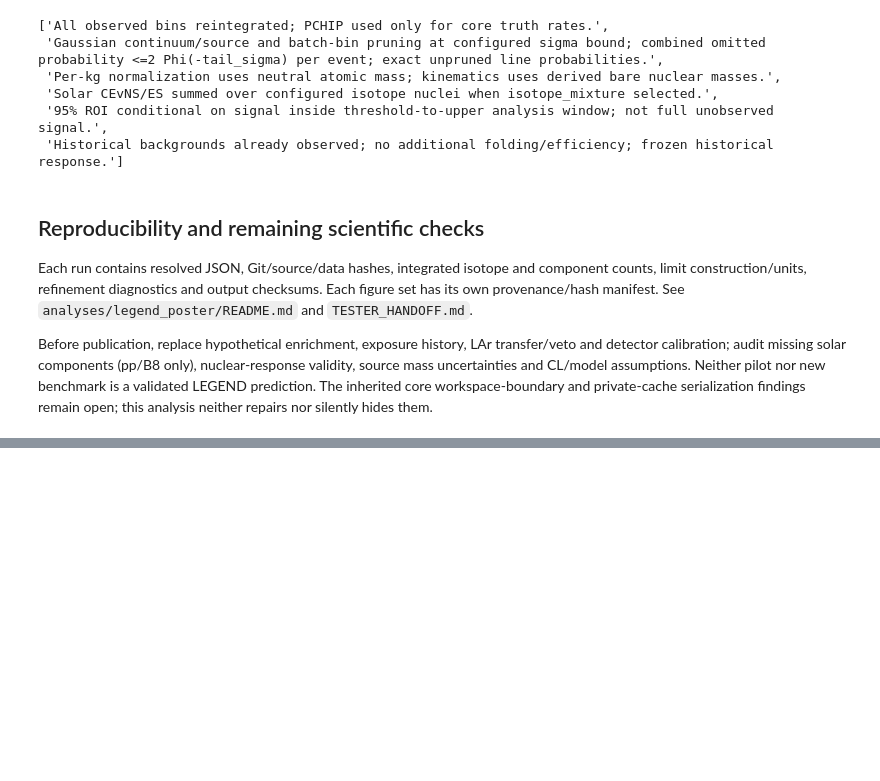
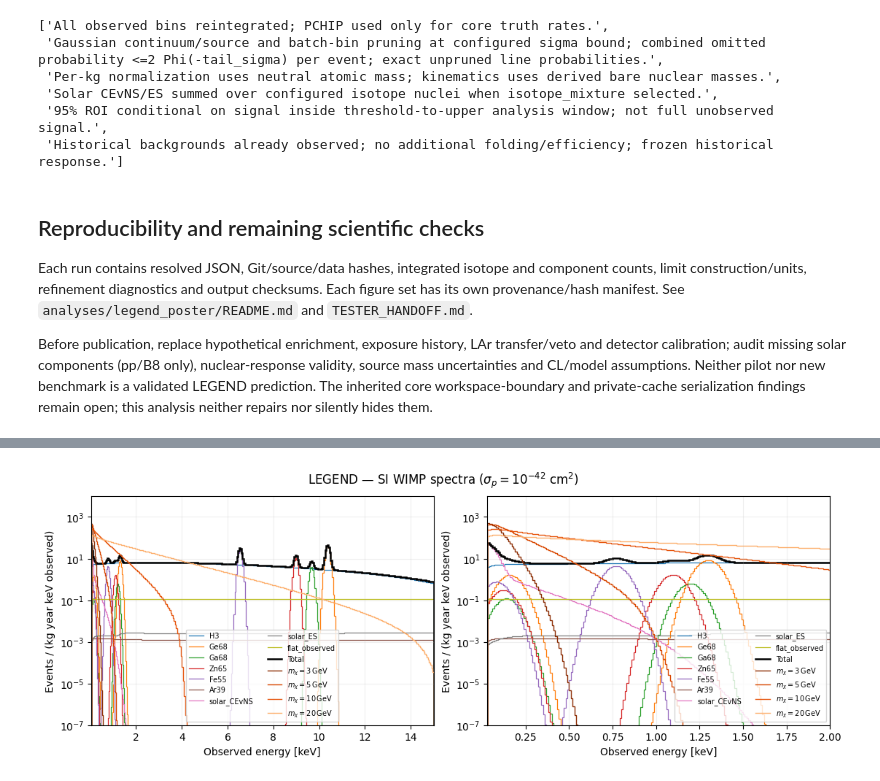
Before and after one commit to tiagocamison/WIMP-LEGEND, a Jupyter notebook: notebooks/poster_workbench.ipynb, the cells around one changed output, grey strips where cells are left out. Drawn from its saved outputs; the diff is of its cells as text; code cells hidden in the pictures; blank space fills up the shorter version.

```diff
--- a/notebooks/poster_workbench.ipynb
+++ b/notebooks/poster_workbench.ipynb
@@ -271,0 +316,95 @@ remain open; this analysis neither repairs nor silently hides them.
+# %%
+plot_style = load_config(CONFIG_PATH)['plotting']
+
+plot_style['wimp_overlay'] = {
+    'enabled': True,
+    'operator': 1,
+    'masses_GeV': [3, 5, 10, 20],
+    'sigma_p_cm2': 1e-42,
+}
+
+figures = plot_run(run, plotting=plot_style)
+# %%
+import numpy as np
+import matplotlib.pyplot as plt
+
+c = run["manifest"]["resolved_configuration"]
+edges = run["signals"]["observed_edges_keV"]
+widths = np.diff(edges)
+year = c["analysis"]["days_per_year"]
+
+scenario = "legend_poster"
+sigma_p = 1e-42
+sigma_ref = c["signal"]["sigma_p_ref_cm2"]
+
+fig, axes = plt.subplots(
+    1, 2, figsize=(11, 4), layout="constrained"
+)
+
+# Reproduce background components from the saved run
+for ax, xlim in zip(
+    axes,
+    (plot_style["energy_range_keV"],
+     plot_style["threshold_zoom_keV"])
+):
+    colors = iter(plt.get_cmap("tab10").colors)
+
+    for key, values in run["backgrounds"].items():
+        if not key.startswith(scenario + "__"):
+            continue
+        if "__historical__" in key:
+            continue
+
+        label = key[len(scenario) + 2:]
+        ax.stairs(
+            values / widths * year,
+            edges,
+            label=label,
+            color="black" if label == "Total" else next(colors),
+            linewidth=1.8 if label == "Total" else 0.9,
+        )
+
+    # Overlay detector-folded WIMP spectra
+    for mass, color in zip(
+        [3, 5, 10, 20],
+        ["#8c2d04", "#d94801", "#e6550d", "#fdae6b"]
+    ):
+        key = f"{scenario}__O1__m{mass:g}"
+
+        if key not in run["signals"]:
+            raise KeyError(f"Missing signal spectrum: {key}")
+
+        spectrum = (
+            run["signals"][key]
+            / widths
+            * year
+            * (sigma_p / sigma_ref)
+        )
+
+        ax.stairs(
+            spectrum,
+            edges,
+            label=rf"$m_\chi={mass}\,\mathrm{{GeV}}$",
+            color=color,
+            linewidth=1,
+        )
+
+    ax.set(
+        xlim=xlim,
+        yscale="log",
+        xlabel="Observed energy [keV]",
+        ylabel="Events / (kg year keV observed)",
+    )
+    ax.set_ylim(1e-7, 1e4)
+    ax.grid(alpha=0.2)
+    ax.legend(fontsize=7, ncol=2)
+
+fig.suptitle(
+    r"LEGEND — SI WIMP spectra ($\sigma_p=10^{-42}$ cm$^2$)"
+)
+
+# fig.savefig("background_with_wimps.pdf", bbox_inches="tight")
+# fig.savefig("background_with_wimps.png", dpi=300, bbox_inches="tight")
+plt.show()
+# %% [output]
+[figure, added]
```
Also changed, not shown: parts of 3 cells of this notebook, 7 other files.
